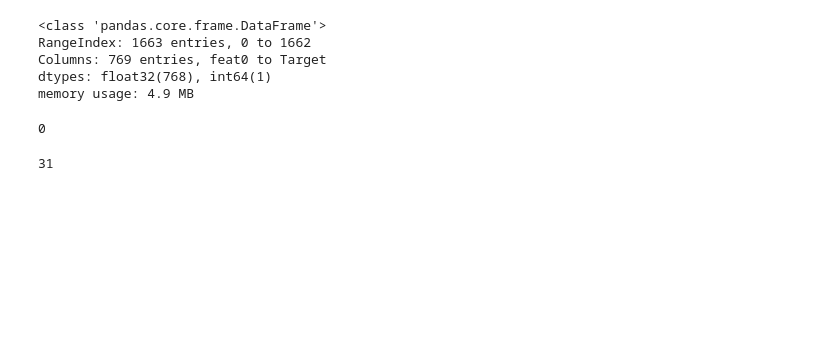
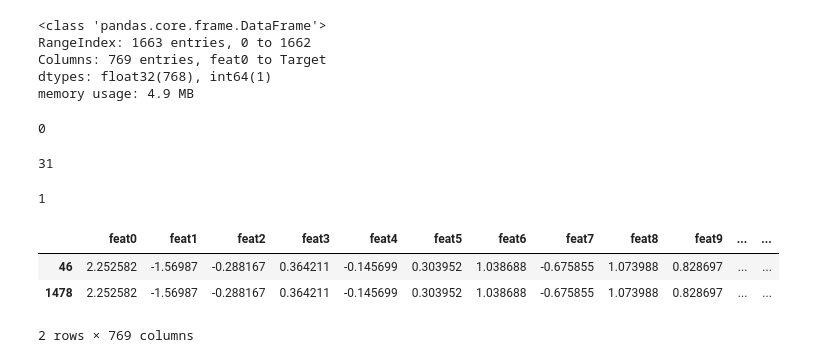
Before and after one commit to edb-313/Intent-Detencion, a Jupyter notebook: notebook96b1753e06.ipynb, the cells around one changed output. Drawn from its saved outputs; the diff is of its cells as text; code cells hidden in the pictures; blank space fills up the shorter version.

```diff
--- a/notebook96b1753e06.ipynb
+++ b/notebook96b1753e06.ipynb
@@ -71,0 +66,13 @@ reducer = umap.UMAP(n_neighbors = 50)
+# %%
+XY_train_df[feat_col].duplicated().sum()
+#there is a duplicate that differs only in the target column
+# %% [output]
+1
+# %%
+#Identifying duplicate rows with difference in target column
+XY_train_df[XY_train_df[feat_col].duplicated(keep=False)]
+# %% [output]
+|  | feat0 | feat1 | feat2 | feat3 | feat4 | feat5 | feat6 | feat7 | feat8 | feat9 | ... | ... |
+| 46 | 2.252582 | -1.56987 | -0.288167 | 0.364211 | -0.145699 | 0.303952 | 1.038688 | -0.675855 | 1.073988 | 0.828697 | ... | ... |
+| 1478 | 2.252582 | -1.56987 | -0.288167 | 0.364211 | -0.145699 | 0.303952 | 1.038688 | -0.675855 | 1.073988 | 0.828697 | ... | ... |
+2 rows × 769 columns
```
Also changed, not shown: parts of 43 cells of this notebook.
